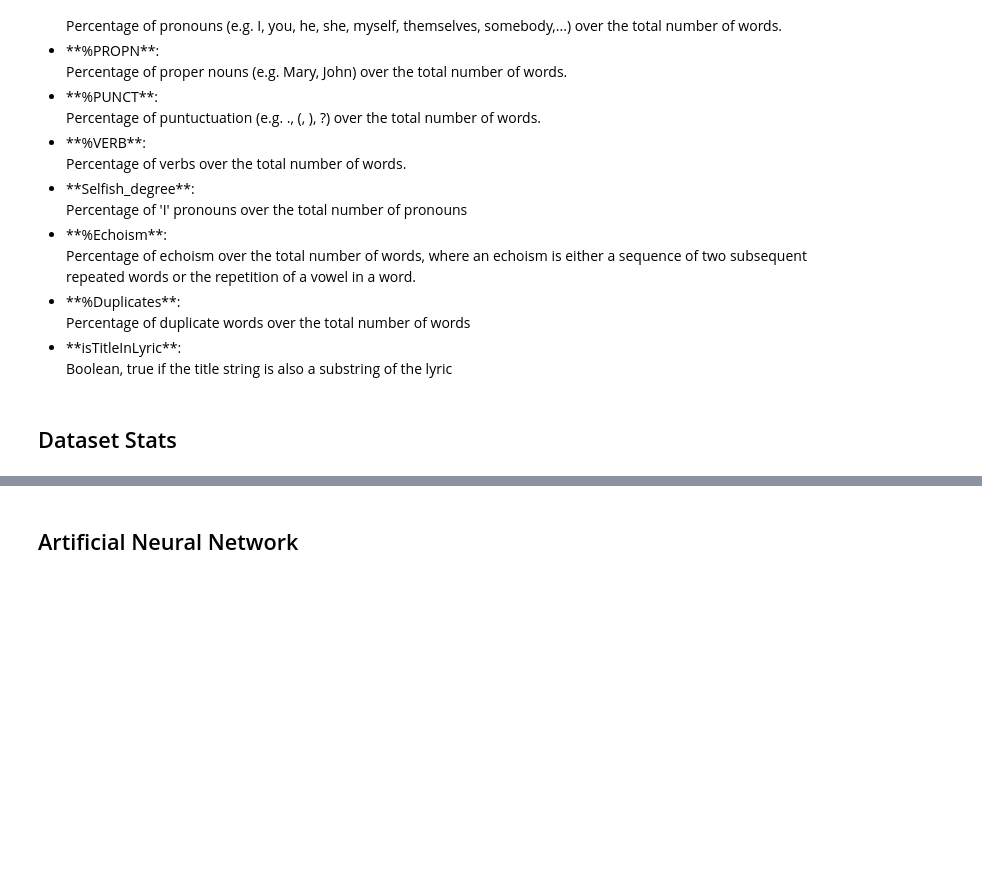
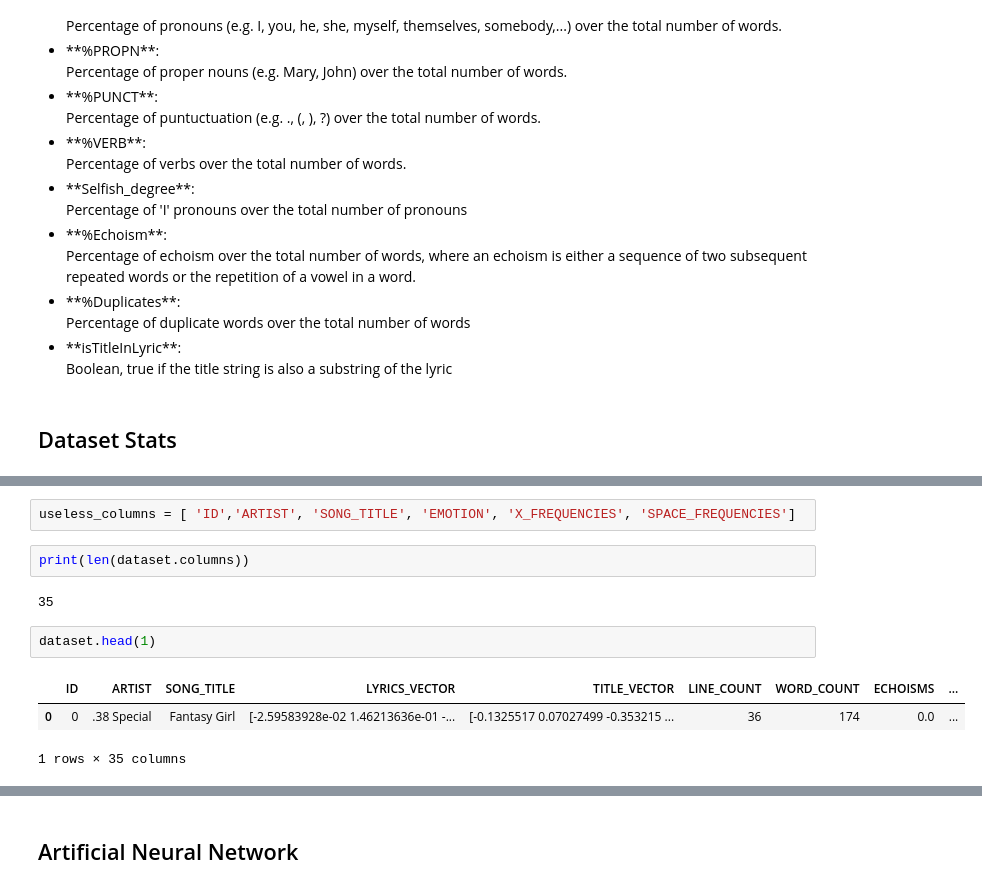
Before and after one commit to sgiammy/emotion-patterns-in-music-playlists, a Jupyter notebook: src/Meeting5.ipynb, the cells around one changed output, grey strips where cells are left out. Cells and saved outputs as stored; diff of their text form; blank space fills up the shorter version.

```diff
--- a/src/Meeting5.ipynb
+++ b/src/Meeting5.ipynb
@@ -62 +103,13 @@ Starting from MoodyLyrics we are going to create a new dataset with a lot of new
+# %%
+useless_columns = [ 'ID','ARTIST', 'SONG_TITLE', 'EMOTION', 'X_FREQUENCIES', 'SPACE_FREQUENCIES']
+# %%
+print(len(dataset.columns))
+# %% [output]
+35
+# %%
+dataset.head(1)
+# %% [output]
+|  | ID | ARTIST | SONG_TITLE | LYRICS_VECTOR | TITLE_VECTOR | LINE_COUNT | WORD_COUNT | ECHOISMS | ... |
+| 0 | 0 | .38 Special | Fantasy Girl | [-2.59583928e-02 1.46213636e-01 -... | [-0.1325517 0.07027499 -0.353215 ... | 36 | 174 | 0.0 | ... |
+1 rows × 35 columns
 # %%
```
Also changed, not shown: parts of 18 cells of this notebook, 5 other files.
